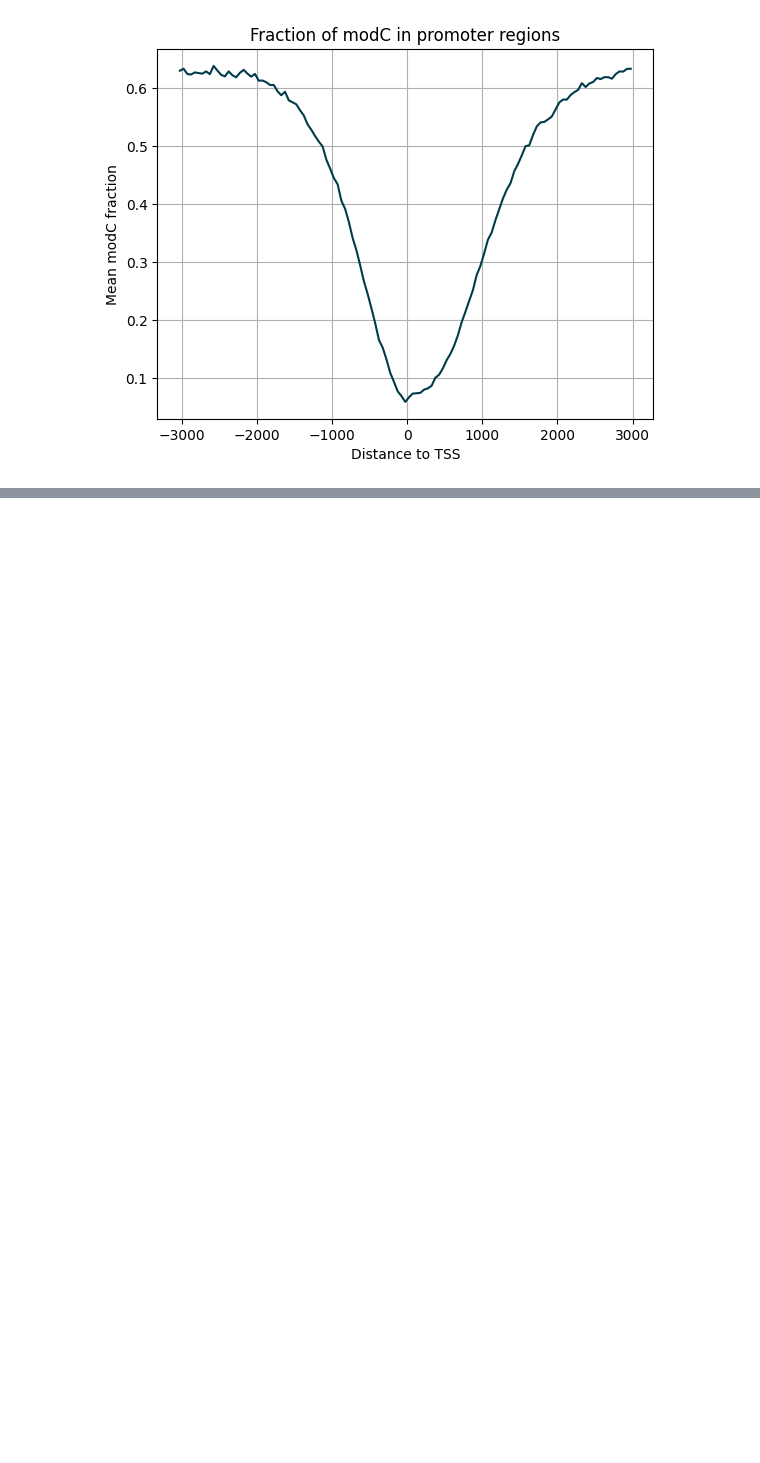
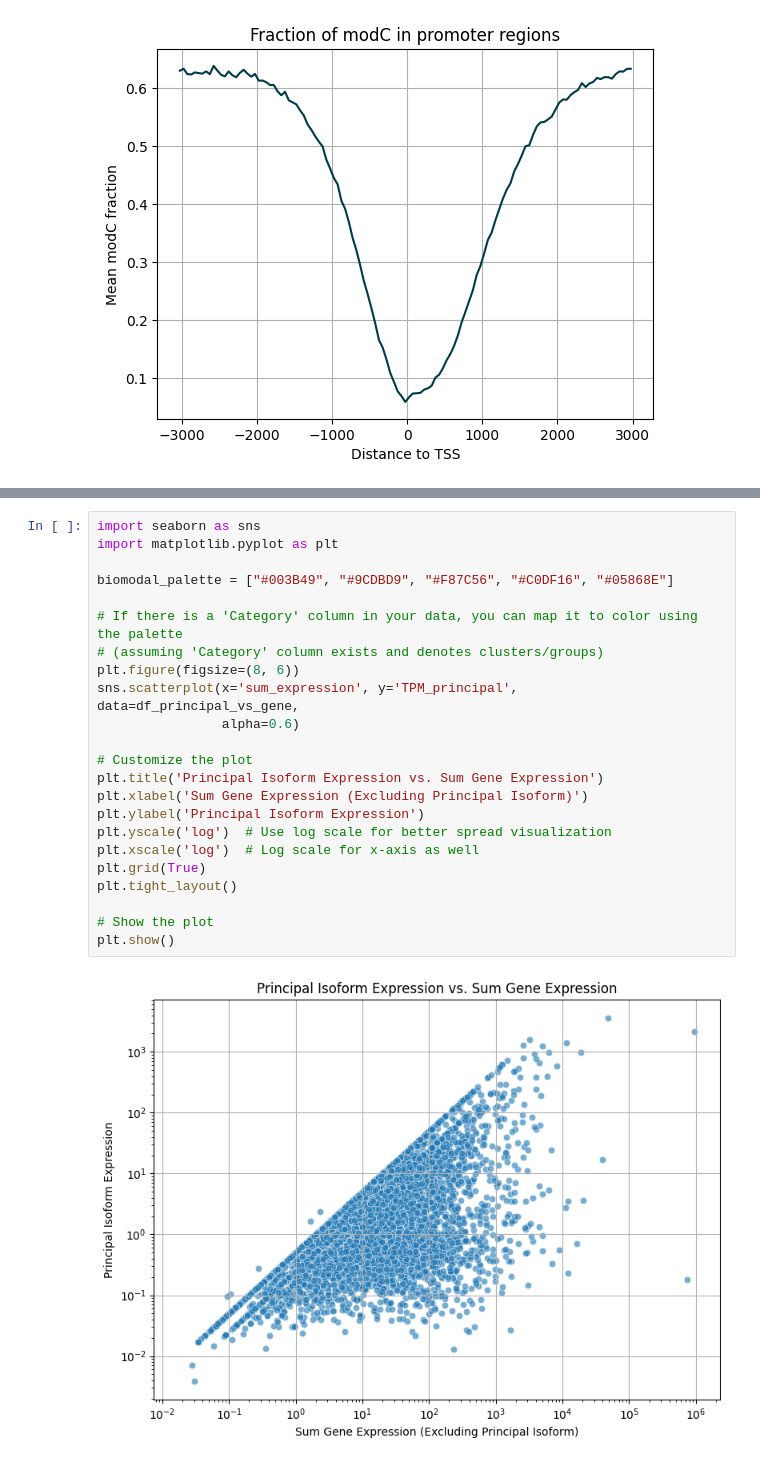
Before and after one commit to nicolawongch/gene_expression_prediction, a Jupyter notebook: methylation_analysis/regions_plot.ipynb, the cells around one changed output, grey strips where cells are left out. Drawn from its saved outputs; the diff is of its cells as text; blank space fills up the shorter version.

```diff
--- a/methylation_analysis/regions_plot.ipynb
+++ b/methylation_analysis/regions_plot.ipynb
@@ -35,0 +222,25 @@ plt.show()
+# %%
+import seaborn as sns
+import matplotlib.pyplot as plt
+
+biomodal_palette = ["#003B49", "#9CDBD9", "#F87C56", "#C0DF16", "#05868E"]
+
+# If there is a 'Category' column in your data, you can map it to color using the palette
+# (assuming 'Category' column exists and denotes clusters/groups)
+plt.figure(figsize=(8, 6))
+sns.scatterplot(x='sum_expression', y='TPM_principal', data=df_principal_vs_gene,
+                alpha=0.6)
+
+# Customize the plot
+plt.title('Principal Isoform Expression vs. Sum Gene Expression')
+plt.xlabel('Sum Gene Expression (Excluding Principal Isoform)')
+plt.ylabel('Principal Isoform Expression')
+plt.yscale('log')  # Use log scale for better spread visualization
+plt.xscale('log')  # Log scale for x-axis as well
+plt.grid(True)
+plt.tight_layout()
+
+# Show the plot
+plt.show()
+# %% [output]
+[figure, added]
```
Also changed, not shown: parts of 6 cells of this notebook, 1 other file.
